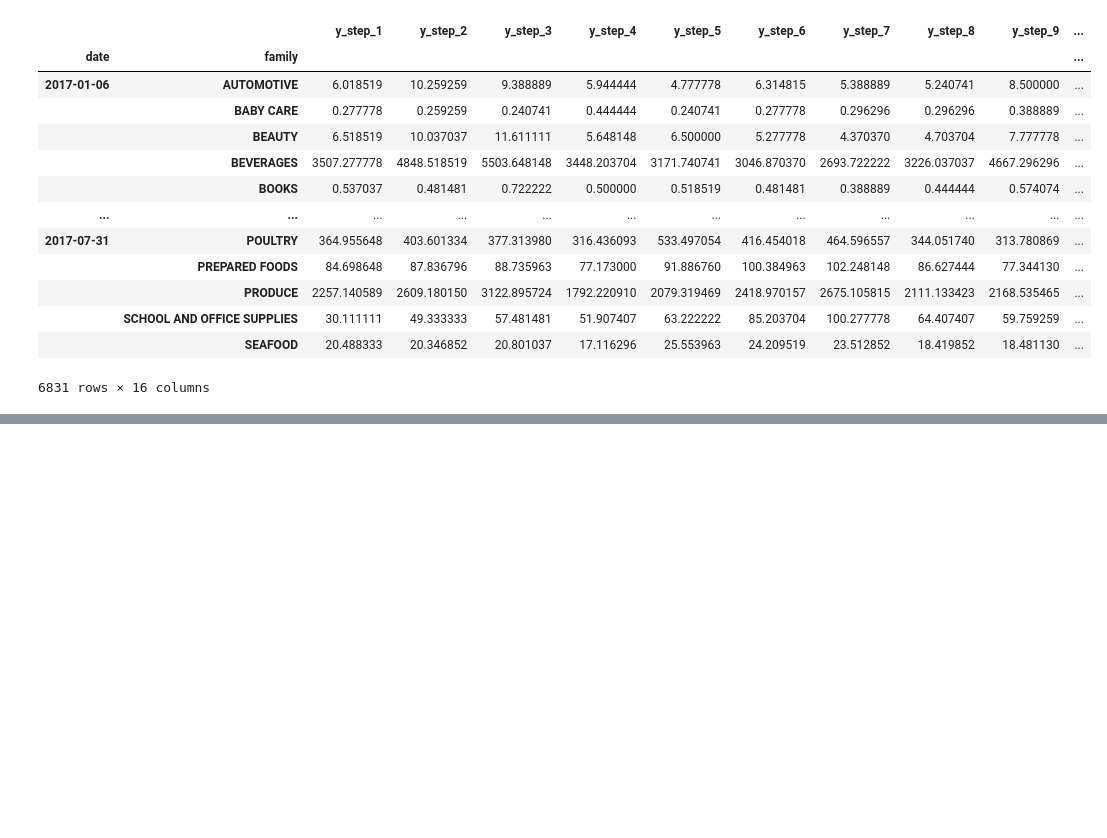
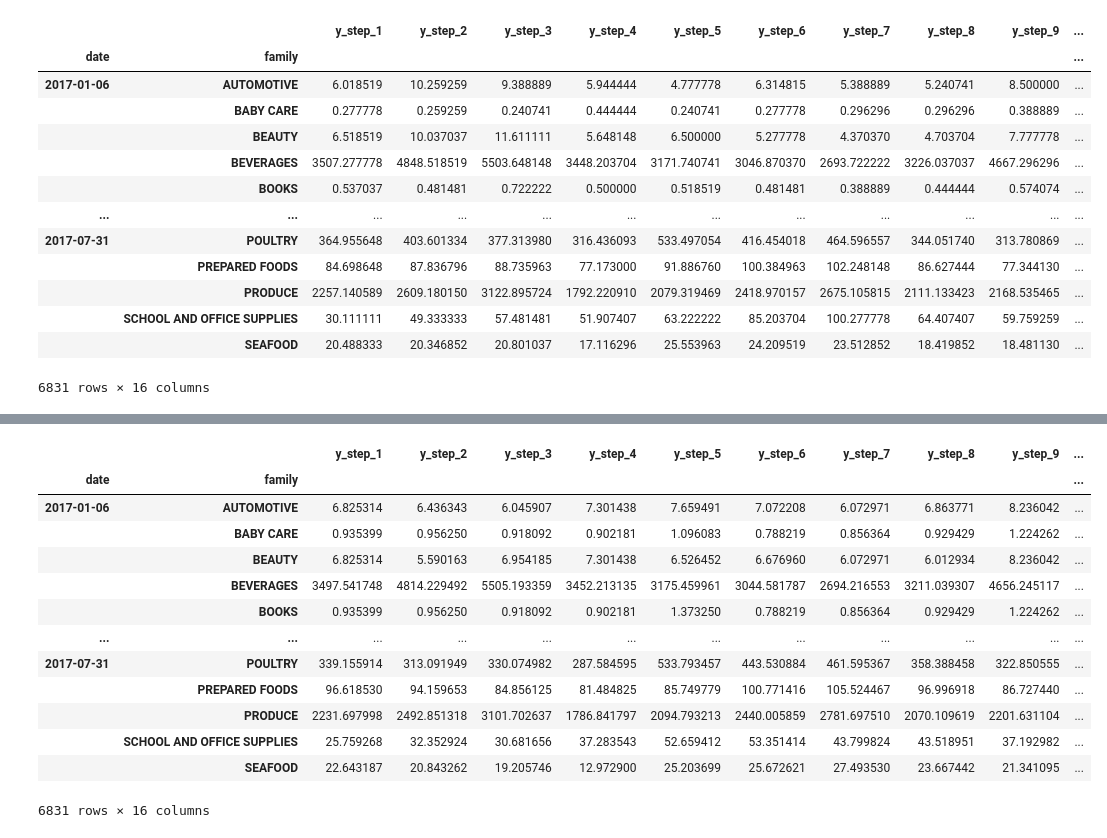
Before and after one commit to matsumoto257/store-sales-forecast, a Jupyter notebook: store-sales_1.ipynb, the cells around one changed output, grey strips where cells are left out. Cells and saved outputs as stored; diff of their text form; code cells hidden in the pictures; blank space fills up the shorter version.

```diff
--- a/store-sales_1.ipynb
+++ b/store-sales_1.ipynb
@@ -1421,0 +1427,4 @@ y
+# %%
+from sklearn.multioutput import MultiOutputRegressor
+model_chain = MultiOutputRegressor(XGBRegressor())
+model_chain.fit(X,y)
@@ -1421,0 +1466,18 @@ y
+# %%
+y_pred_chain=pd.DataFrame(model_chain.predict(X), index=y.index, columns=y.columns)
+y_pred_chain
+# %% [output]
+|  |  | y_step_1 | y_step_2 | y_step_3 | y_step_4 | y_step_5 | y_step_6 | y_step_7 | y_step_8 | y_step_9 | ... |
+| date | family |  |  |  |  |  |  |  |  |  | ... |
+| 2017-01-06 | AUTOMOTIVE | 6.825314 | 6.436343 | 6.045907 | 7.301438 | 7.659491 | 7.072208 | 6.072971 | 6.863771 | 8.236042 | ... |
+|  | BABY CARE | 0.935399 | 0.956250 | 0.918092 | 0.902181 | 1.096083 | 0.788219 | 0.856364 | 0.929429 | 1.224262 | ... |
+|  | BEAUTY | 6.825314 | 5.590163 | 6.954185 | 7.301438 | 6.526452 | 6.676960 | 6.072971 | 6.012934 | 8.236042 | ... |
+|  | BEVERAGES | 3497.541748 | 4814.229492 | 5505.193359 | 3452.213135 | 3175.459961 | 3044.581787 | 2694.216553 | 3211.039307 | 4656.245117 | ... |
+|  | BOOKS | 0.935399 | 0.956250 | 0.918092 | 0.902181 | 1.373250 | 0.788219 | 0.856364 | 0.929429 | 1.224262 | ... |
+| ... | ... | ... | ... | ... | ... | ... | ... | ... | ... | ... | ... |
+| 2017-07-31 | POULTRY | 339.155914 | 313.091949 | 330.074982 | 287.584595 | 533.793457 | 443.530884 | 461.595367 | 358.388458 | 322.850555 | ... |
+|  | PREPARED FOODS | 96.618530 | 94.159653 | 84.856125 | 81.484825 | 85.749779 | 100.771416 | 105.524467 | 96.996918 | 86.727440 | ... |
+|  | PRODUCE | 2231.697998 | 2492.851318 | 3101.702637 | 1786.841797 | 2094.793213 | 2440.005859 | 2781.697510 | 2070.109619 | 2201.631104 | ... |
+|  | SCHOOL AND OFFICE SUPPLIES | 25.759268 | 32.352924 | 30.681656 | 37.283543 | 52.659412 | 53.351414 | 43.799824 | 43.518951 | 37.192982 | ... |
+|  | SEAFOOD | 22.643187 | 20.843262 | 19.205746 | 12.972900 | 25.203699 | 25.672621 | 27.493530 | 23.667442 | 21.341095 | ... |
+6831 rows × 16 columns
```
Also changed, not shown: parts of 13 cells of this notebook.
